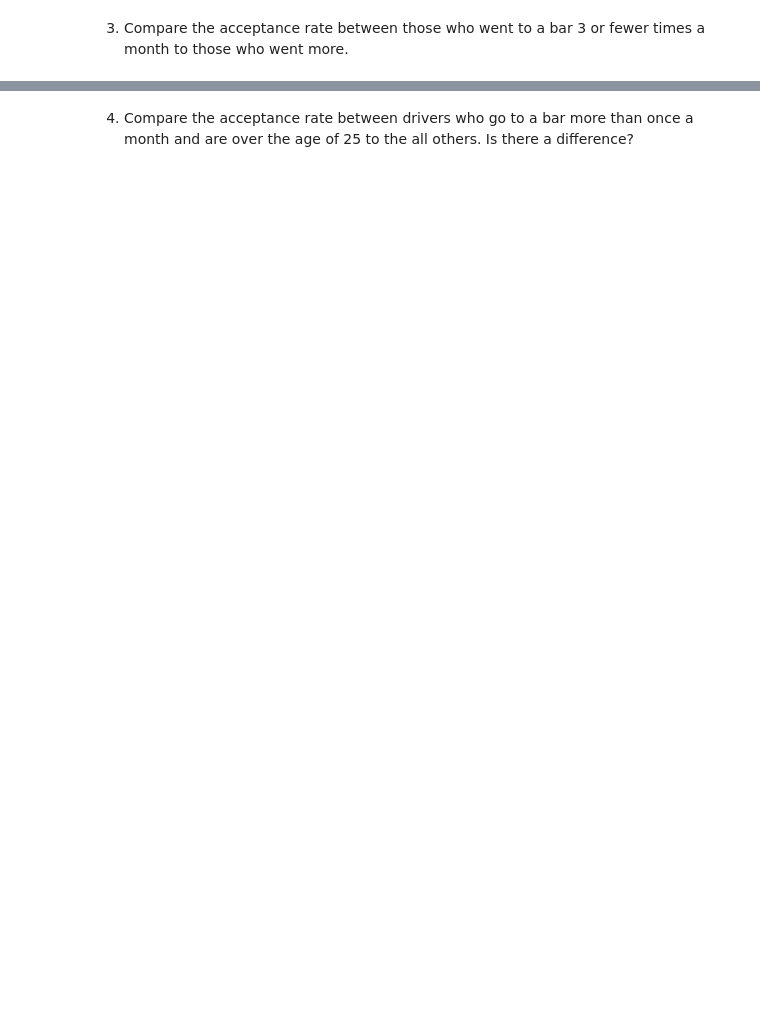
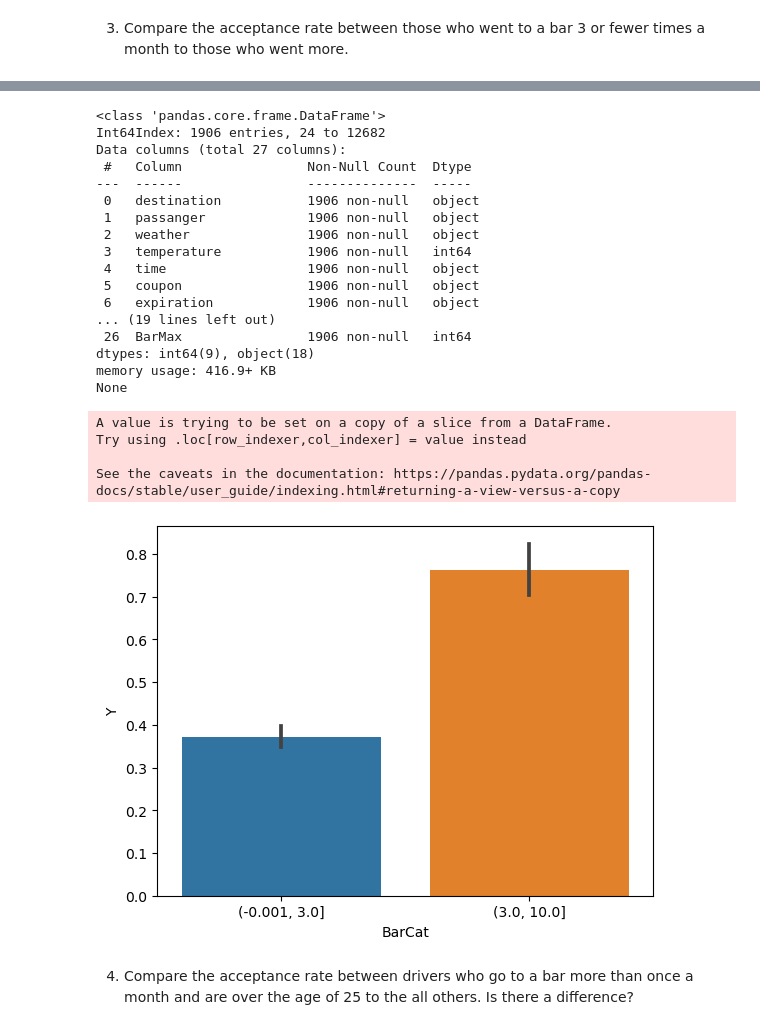
Before and after one commit to kneetu/AI-ML, a Jupyter notebook: assignment_5_1/prompt.ipynb, the cells around one changed output, grey strips where cells are left out. Cells and saved outputs as stored; diff of their text form; code cells hidden in the pictures; blank space fills up the shorter version.

```diff
--- a/assignment_5_1/prompt.ipynb
+++ b/assignment_5_1/prompt.ipynb
@@ -184,3 +248,8 @@ fig.show()
 Now, we will lead you through an exploration of just the bar related coupons.
 
 1. Create a new `DataFrame` that contains just the bar coupons.
+# %%
+
+df = data.query('coupon == "Bar"')
+df.info()
+print(df.coupon.unique())
@@ -190,0 +289,8 @@ Now, we will lead you through an exploration of just the bar related coupons.
+# %%
+#print(df.Bar.unique())
+#convert the values in computable Int values
+
+df['BarMax'] = df.replace({'Bar': {'never':0,'less1':1,'1~3':3,'4~8':8,'gt8':10}}).loc[:,'Bar']
+df.info()
+print(df.Bar.unique())
+print(df.BarMax.unique())
@@ -191,2 +319,33 @@ Now, we will lead you through an exploration of just the bar related coupons.
+# %%
+bins =[0,3,10]
+
+df['BarCat'] = pd.cut(df.BarMax, bins, include_lowest=True)
+
+sns.barplot(data=df,x='BarCat',y='Y')
+df = df.drop(columns='BarCat')
+print(df.info())
+# %% [output]
+<class 'pandas.core.frame.DataFrame'>
+Int64Index: 1906 entries, 24 to 12682
+Data columns (total 27 columns):
+ #   Column                Non-Null Count  Dtype
+---  ------                --------------  -----
+ 0   destination           1906 non-null   object
+ 1   passanger             1906 non-null   object
+ 2   weather               1906 non-null   object
+ 3   temperature           1906 non-null   int64
+ 4   time                  1906 non-null   object
+ 5   coupon                1906 non-null   object
+ 6   expiration            1906 non-null   object
+... (19 lines left out)
+ 26  BarMax                1906 non-null   int64
+dtypes: int64(9), object(18)
+memory usage: 416.9+ KB
+None
+A value is trying to be set on a copy of a slice from a DataFrame.
+Try using .loc[row_indexer,col_indexer] = value instead
+
+See the caveats in the documentation: https://pandas.pydata.org/pandas-docs/stable/user_guide/indexing.html#returning-a-view-versus-a-copy
+[figure, added]
 # %% [markdown]
 4. Compare the acceptance rate between drivers who go to a bar more than once a month and are over the age of 25 to the all others.  Is there a difference?
```
Also changed, not shown: parts of 22 cells of this notebook.
